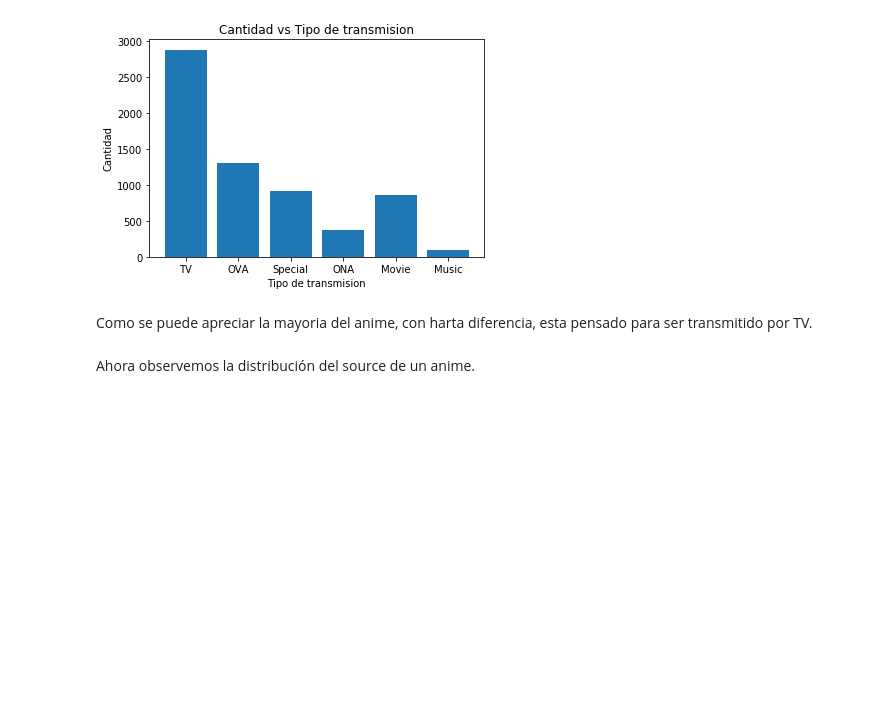
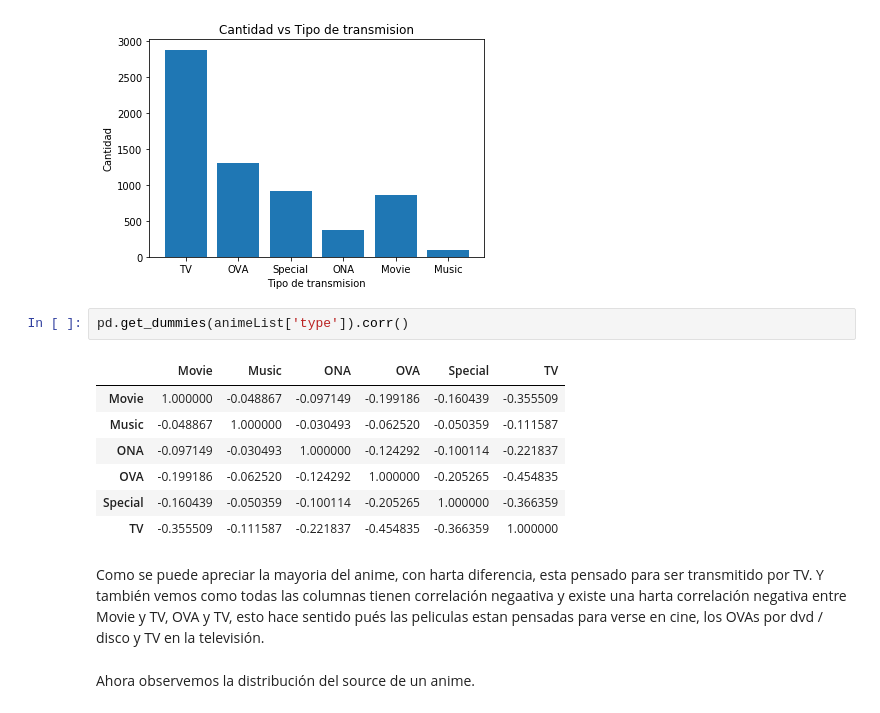
Before and after one commit to diegoolguinw/AnimeDataSet, a Jupyter notebook: Proyecto Mineria de Datos.ipynb, the cells around one changed output. Drawn from its saved outputs; the diff is of its cells as text; blank space fills up the shorter version.

```diff
--- a/Proyecto Mineria de Datos.ipynb
+++ b/Proyecto Mineria de Datos.ipynb
@@ -680,8 +814,18 @@ plt.title('Cantidad vs Tipo de transmision')
 plt.show()
 # %% [output]
 [figure]
-# %% [markdown]
-Como se puede apreciar la mayoria del anime, con harta diferencia, esta pensado para ser transmitido por TV.
+# %%
+pd.get_dummies(animeList['type']).corr()
+# %% [output]
+|  | Movie | Music | ONA | OVA | Special | TV |
+| Movie | 1.000000 | -0.048867 | -0.097149 | -0.199186 | -0.160439 | -0.355509 |
+| Music | -0.048867 | 1.000000 | -0.030493 | -0.062520 | -0.050359 | -0.111587 |
+| ONA | -0.097149 | -0.030493 | 1.000000 | -0.124292 | -0.100114 | -0.221837 |
+| OVA | -0.199186 | -0.062520 | -0.124292 | 1.000000 | -0.205265 | -0.454835 |
+| Special | -0.160439 | -0.050359 | -0.100114 | -0.205265 | 1.000000 | -0.366359 |
+| TV | -0.355509 | -0.111587 | -0.221837 | -0.454835 | -0.366359 | 1.000000 |
+# %% [markdown]
+Como se puede apreciar la mayoria del anime, con harta diferencia, esta pensado para ser transmitido por TV. Y también vemos como todas las columnas tienen correlación negaativa y existe una harta correlación negativa entre Movie y TV, OVA y TV, esto hace sentido pués las peliculas estan pensadas para verse en cine, los OVAs por dvd / disco y TV en la televisión.
 # %% [markdown]
 Ahora observemos la distribución del source de un anime.
 # %%
```
Also changed, not shown: parts of 10 cells of this notebook.
